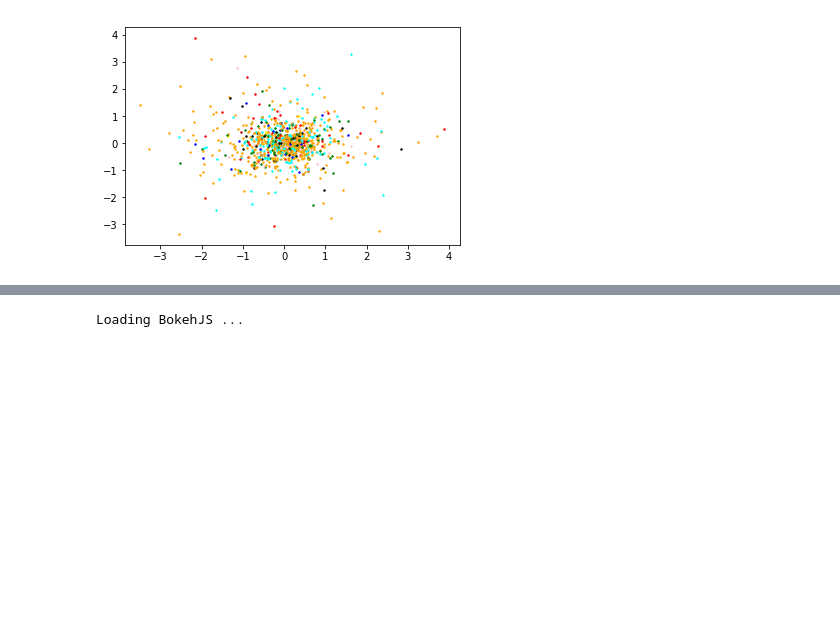
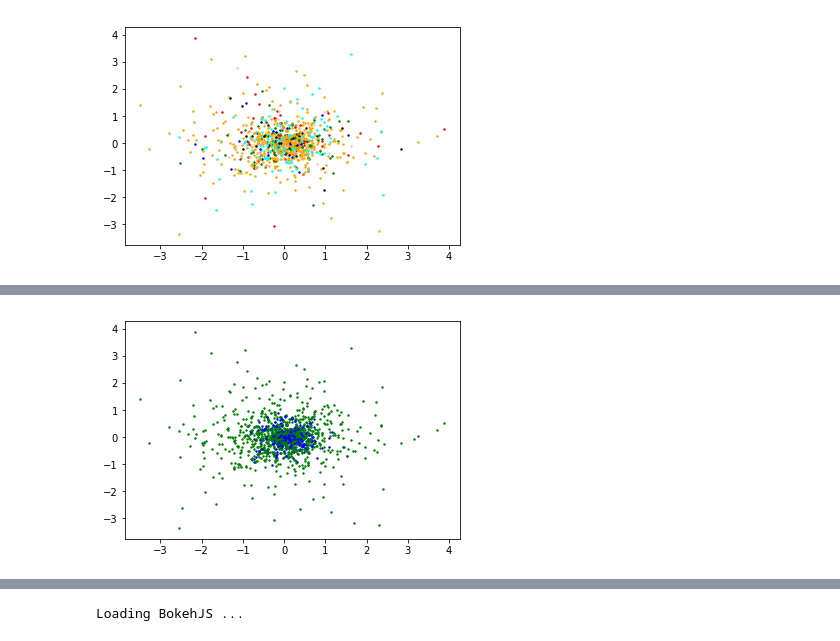
Before and after one commit to c3duan/Steam-Engagement-Predictor, a Jupyter notebook: Latent_Space_Visualization.ipynb, the cells around one changed output, grey strips where cells are left out. Drawn from its saved outputs; the diff is of its cells as text; code cells hidden in the pictures; blank space fills up the shorter version.

```diff
--- a/Latent_Space_Visualization.ipynb
+++ b/Latent_Space_Visualization.ipynb
@@ -185,3 +190,8 @@ plotPlaytimeItems(ax.scatter, played_itemGamma_pca)
+# %%
+fig, ax = plt.subplots()
+plotPopularityItems(ax.scatter, played_itemGamma_pca)
+# %% [output]
+[figure, added]
 # %%
 tsne = TSNE(n_components=2, n_iter=5000)
 # %%
```
Also changed, not shown: parts of 14 cells of this notebook, 1 other file.
